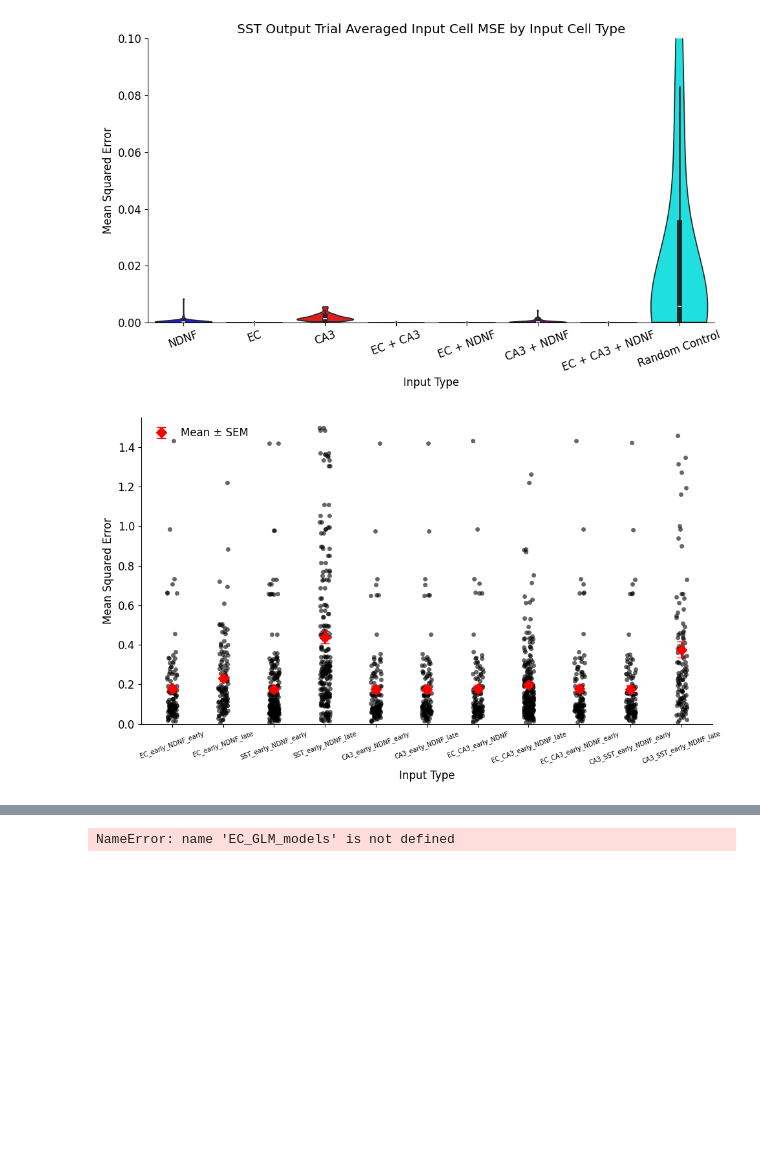
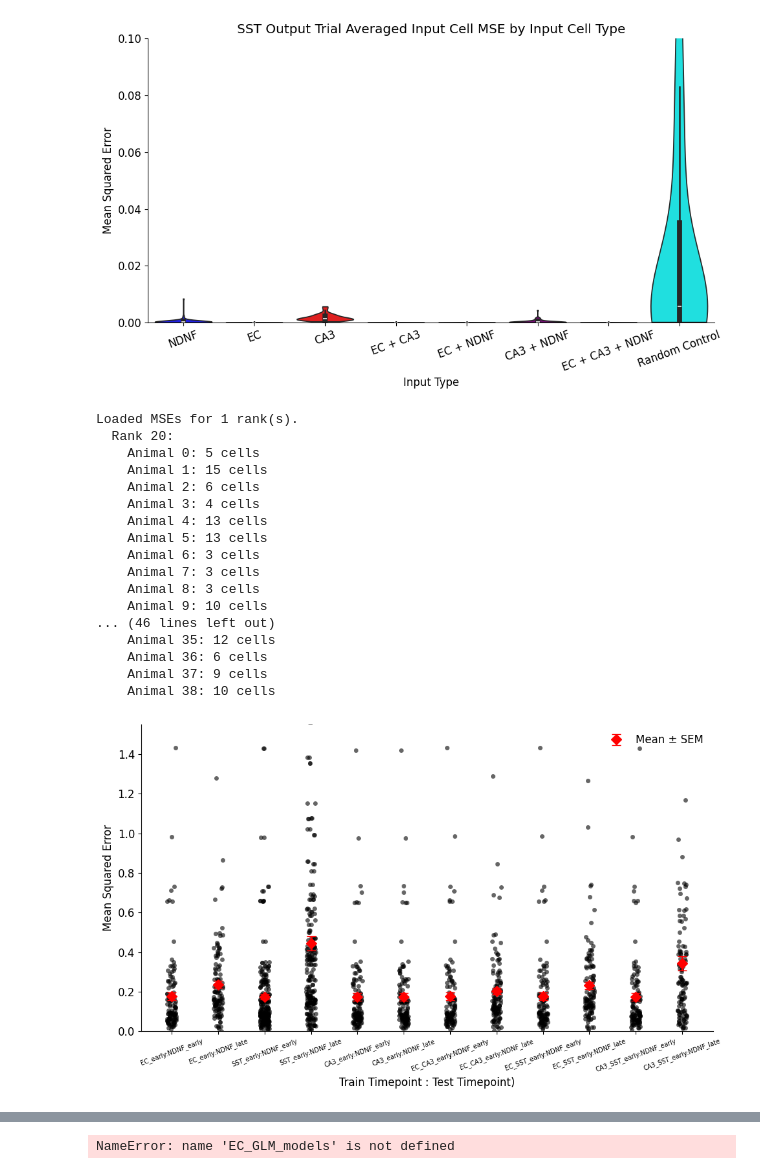
Before and after one commit to Milstein-Lab/CA1-interneuron-GLM, a Jupyter notebook: Clean_notebooks_to_date/finding_weights_over_NDNF.ipynb, the cells around one changed output, grey strips where cells are left out. Drawn from its saved outputs; the diff is of its cells as text; code cells hidden in the pictures; blank space fills up the shorter version.

Commit message:
getting there

```diff
--- a/Clean_notebooks_to_date/finding_weights_over_NDNF.ipynb
+++ b/Clean_notebooks_to_date/finding_weights_over_NDNF.ipynb
@@ -294,13 +332,56 @@ Passing `palette` without assigning `hue` is deprecated and will be removed in v
 # %%
 
 
 ##################### the worst models are the ones trained on early but are predicting late -- suggests NDNF learns alot
 
 
 
-plot_early_late_split_all_input_types(activity_dict_SST, activity_dict_EC, fixed_activity_dict_NDNF_newest, ymax=1.55)
+
+##### getting the early data
+
+#### load the cutpoint data
+
+mse_dir = "/Users/michaelfinch/CA1-interneuron-GLM/datasets/cell_SST_model_ranks20_contig_x00_cells"
+cell_SST_model_ranks20_contig_x00 = get_model_data_per_cell(mse_dir)
+
+mse_dir = "/Users/michaelfinch/CA1-interneuron-GLM/datasets/cell_EC_model_ranks20_contig_x00_cells"
+cell_EC_model_ranks20_contig_x00 = get_model_data_per_cell(mse_dir)
+
+mse_dir = "/Users/michaelfinch/CA1-interneuron-GLM/datasets/real_final_NDNF_model_ranks20_contig_x00_cell"
+cell_NDNF_model_ranks20_contig_x00 = get_model_data_per_cell(mse_dir)
+
+
+fixed_model_dict_NDNF_newest = get_fixed_model_dict_NDNF_newest(cell_NDNF_model_ranks20_contig_x00)
+
+
+
+cp_dict_EC = get_cp_dict(cell_EC_model_ranks20_contig_x00)
+cp_dict_NDNF = get_cp_dict(fixed_model_dict_NDNF_newest)
+cp_dict_SST = get_cp_dict(cell_SST_model_ranks20_contig_x00)
+
+
+
+
+plot_early_late_split_all_input_types(activity_dict_SST, activity_dict_EC, fixed_activity_dict_NDNF_newest, ca3_vs_position_all_cells_array, cp_dict_EC, cp_dict_SST, cp_dict_NDNF, ymax=1.55)
 # %% [output]
+Loaded MSEs for 1 rank(s).
+  Rank 20:
+    Animal 0: 5 cells
+    Animal 1: 15 cells
+    Animal 2: 6 cells
+    Animal 3: 4 cells
+    Animal 4: 13 cells
+    Animal 5: 13 cells
+    Animal 6: 3 cells
+    Animal 7: 3 cells
+    Animal 8: 3 cells
+    Animal 9: 10 cells
+... (46 lines left out)
+    Animal 35: 12 cells
+    Animal 36: 6 cells
+    Animal 37: 9 cells
+    Animal 38: 10 cells
-[figure, old version]
+[figure, new version]
 # %%
 
 
```
Also changed, not shown: parts of 6 cells of this notebook.
